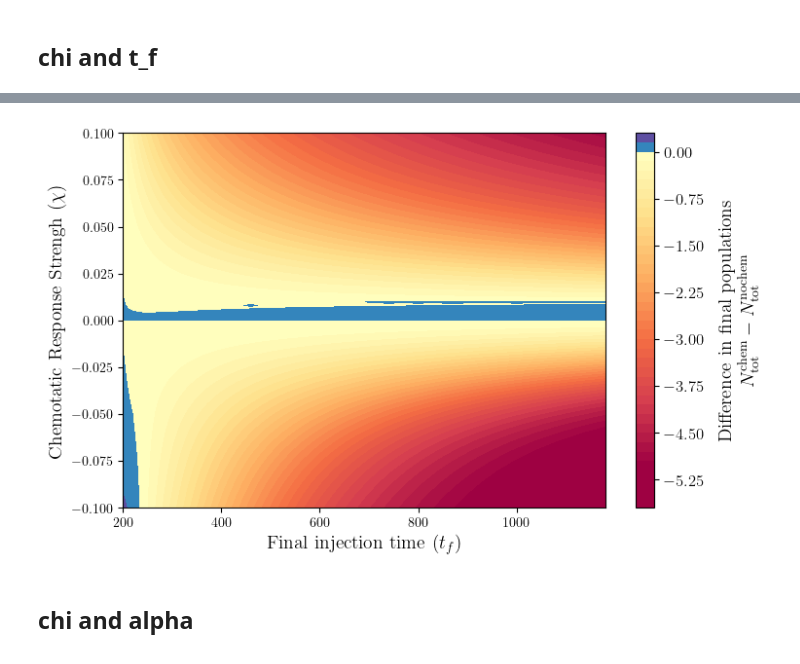
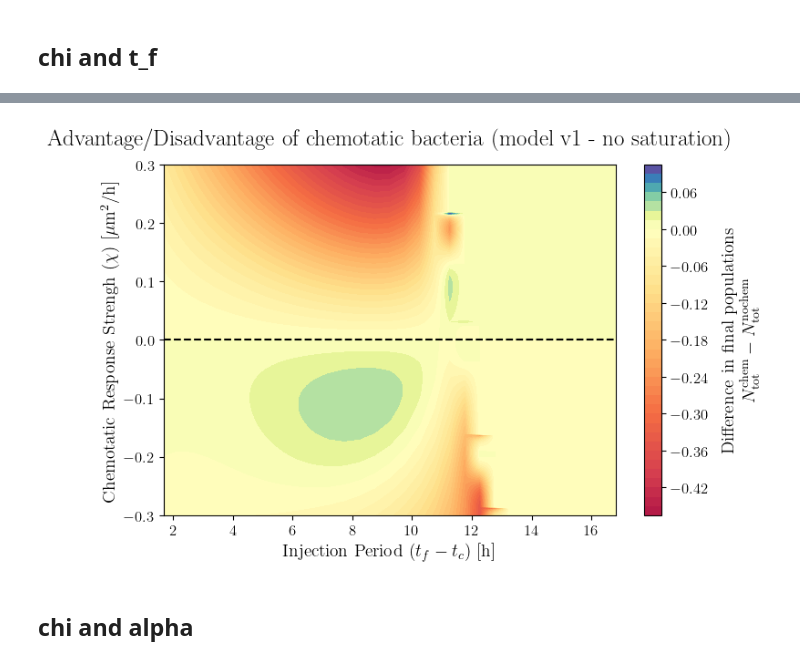
Before and after one commit to henauts/QECO, a Jupyter notebook: Codes/Graphs.ipynb, the cells around one changed output, grey strips where cells are left out. Drawn from its saved outputs; the diff is of its cells as text; code cells hidden in the pictures.

Commit message:
Results for no saturation model

```diff
--- a/Codes/Graphs.ipynb
+++ b/Codes/Graphs.ipynb
@@ -89,7 +89,9 @@ def shiftedColorMap(cmap, start=0, midpoint=0.5, stop=1.0, name='shiftedcmap'):
 # %%
 data1 = np.loadtxt('Results/final_populations_chi_and_t_f_substance_middle_chemotatic.txt')
 data2 = np.loadtxt('Results/final_populations_chi_and_t_f_substance_middle_nonchemotatic.txt')
+# %%
+dt = 0.1**2 / (128*2*50.2/3600)
 # %%
-chis = np.logspace(-5, -1, 125)
-chi = np.concatenate((-np.flip(chis), [0], chis))
-t_f = np.array([float(200 + 20*j) for j in range(50)])
+chi = np.linspace(-0.3, 0.3, 251)
+t_f = np.array([float(110 + 3*j) for j in range(31)]) - 100
+t_f = t_f*dt*60
@@ -97,33 +109,34 @@ t_f = np.array([float(200 + 20*j) for j in range(50)])
 X, Y = np.meshgrid(t_f, chi)
 # %%
 orig_cmap = mpl.cm.Spectral
-shifted_cmap = shiftedColorMap(orig_cmap, midpoint=4.9/5, name='shifted')
+shifted_cmap = shiftedColorMap(orig_cmap, midpoint=0.42/0.5, name='shifted')
 # %%
 fig, ax = plt.subplots(figsize=(8,5))
-heat = plt.contourf(X, Y, data1 - data2, cmap = shifted_cmap, vmax = 0.1, vmin = -5, levels = 50)
+heat = plt.contourf(X, Y, data1 - data2, cmap = shifted_cmap, vmax = 0.1, vmin = -0.5, levels = 50)
 cbar = plt.colorbar(heat)
 cbar.ax.set_ylabel('Difference in final populations' '\n' r'$N_{\mathrm{tot}}^{\mathrm{chem}} - N_{\mathrm{tot}}^{\mathrm{nochem}}$',
                    fontsize = 14, labelpad = 10)
 cbar.ax.tick_params(labelsize=12)
 # plt.yscale('log')
 # plt.ylim(0.0001, 1e-2)
-# plt.yticks([1e-4, 1e-3, 1e-2], labels = ['0.0001','0.001','0.01'], fontsize = 12)
-# plt.xticks([0.1,0.3,0.5,0.7,0.9,1.1,1.3,1.5,1.7,1.9], fontsize = 12)
-plt.xlabel(r'Final injection time ($t_f$)', fontsize = 14)
-plt.ylabel(r'Chemotatic Response Strengh ($\chi$)', fontsize = 14)
+plt.yticks(fontsize = 12)
+plt.xticks(fontsize = 12)
+plt.xlabel(r'Injection Period ($t_f - t_c$) [h]', fontsize = 14)
+plt.ylabel(r'Chemotatic Response Strengh ($\chi$) [$\mu$m$^2$/h]', fontsize = 14)
 # ax.annotate('', xy=(0.52, -0.15), xycoords='axes fraction', xytext=(1, -0.15),
 #             arrowprops=dict(arrowstyle="<-", color='black'))
 # ax.annotate('', xy=(0, -0.15), xycoords='axes fraction', xytext=(0.48, -0.15),
 #             arrowprops=dict(arrowstyle="->", color='black'))
 # fig.text(0.25, -0.05, 'Intra $>$ Inter', fontsize = 12, ha = 'center')
 # fig.text(0.6, -0.05, 'Intra $<$ Inter', fontsize = 12, ha = 'center')
-# plt.axhline(2e-2, color = 'black', ls = '--')
+plt.axhline(0, color = 'black', ls = '--')
 # plt.fill_between(alpha, 1.9e-2, 2.2e-2, color = 'black', alpha = 0.3)
+plt.title('Advantage/Disadvantage of chemotatic bacteria (model v1 - no saturation)', fontsize = 18, pad = 16)
 # fig.patch.set_alpha(0.3)
-# plt.savefig('Plots/Chemotaxis_strength_and_competition_strength.png', dpi = 300, bbox_inches = 'tight')
+plt.savefig('Plots/Chemotaxis_strength_and_competition_strength_v1_no_saturation.png', dpi = 300, bbox_inches = 'tight')
 plt.show()
 # %% [output]
-[figure, old version]
+[figure, new version]
 # %% [markdown]
 ## chi and alpha
 # %%
```
Also changed, not shown: parts of 1 cell of this notebook, 9 other files.
